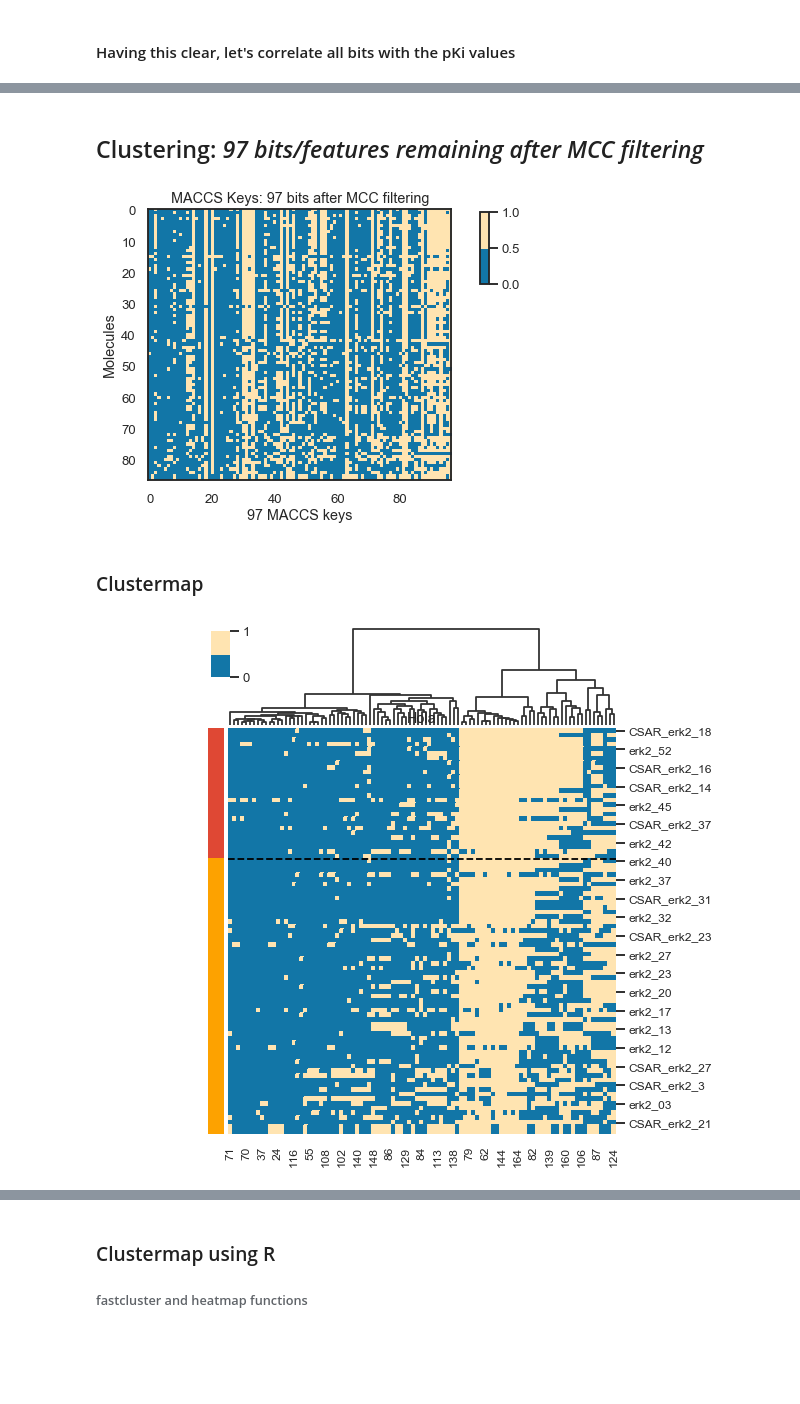
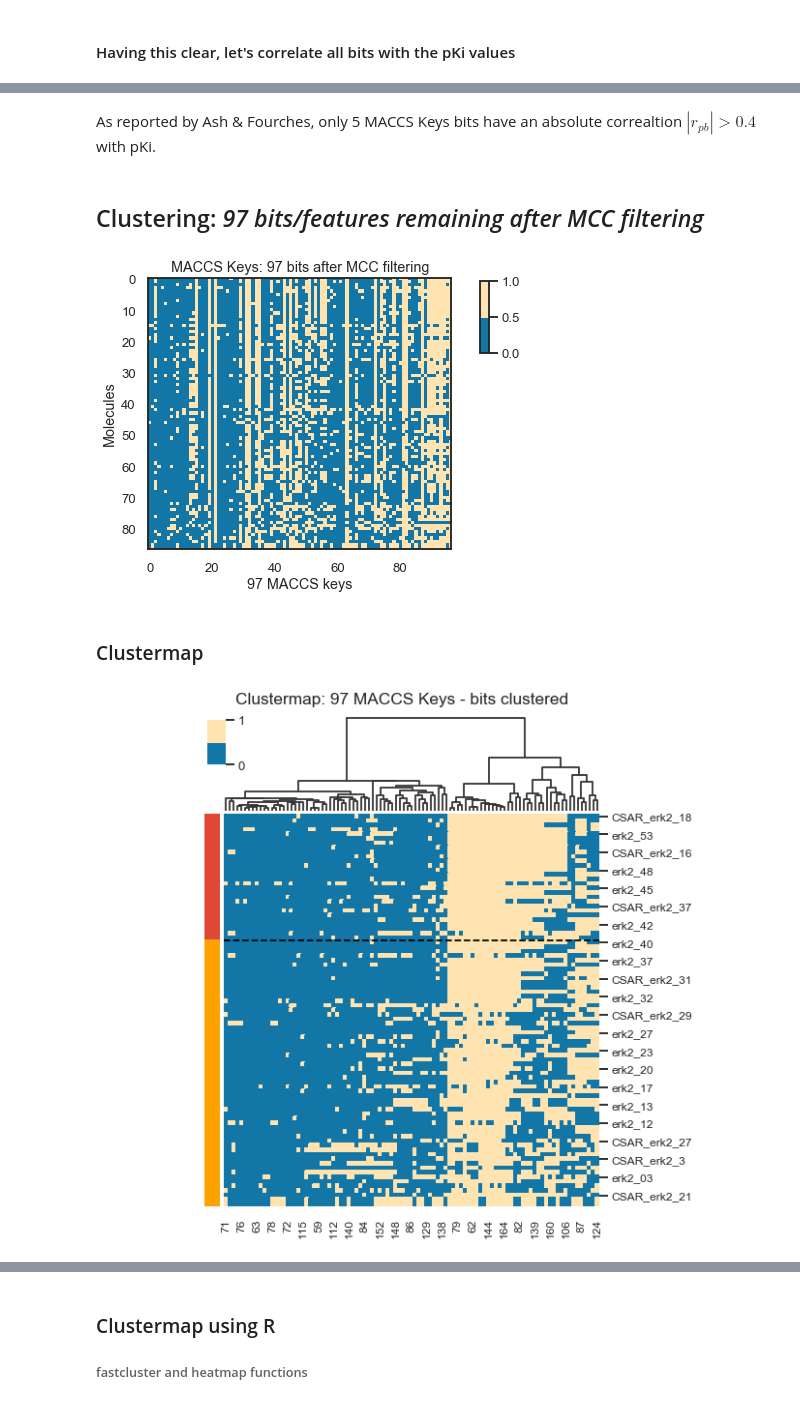
Before and after one commit to jRicciL/ERK2_notebooks, a Jupyter notebook: X_Reviewing_Fourches_work/7_Feature_Selection_RDKit_descriptors.ipynb, the cells around one changed output, grey strips where cells are left out. Saved outputs shown, nothing was run; the diff lists cells and outputs as text; code cells hidden in the pictures; blank space fills up the shorter version.

```diff
--- a/X_Reviewing_Fourches_work/7_Feature_Selection_RDKit_descriptors.ipynb
+++ b/X_Reviewing_Fourches_work/7_Feature_Selection_RDKit_descriptors.ipynb
@@ -23,3 +24,5 @@ file_ = './main_table_of_Fourches_ligs_ERK2.pkl'
 with open(file_, 'rb') as f:
     df_erk2_mols = pickle.load(f)
 df_erk2_mols = df_erk2_mols.set_index('Name')
+# Sort the dataframe by pKi values
+df_erk2_mols = df_erk2_mols.sort_values('pKi', ascending=False)
@@ -318,7 +316,7 @@ len(features_to_drop_mcc)
 # %% [output]
 23
 # %%
-X_maccs_flt_phi = df_maccs_flt_var.drop(features_to_drop_mcc, axis=1)
+X_maccs_flt_phi = X_maccs_flt_var.drop(features_to_drop_mcc, axis=1)
 X_maccs_flt_phi.shape
 # %% [output]
 (87, 97)
@@ -537,3 +535,5 @@ plt.show()
+# %% [markdown]
+As reported by Ash & Fourches, only 5 MACCS Keys bits have an absolute correaltion $|r_{pb}| > 0.4$ with pKi.
 # %% [markdown]
 ## Clustering: *97 bits/features remaining after MCC filtering*
 # %%
@@ -543,7 +543,7 @@ ax.set(title='MACCS Keys: 97 bits after MCC filtering', xlabel='97 MACCS keys',
 fig.colorbar(s, ax=ax1, cax=fig.add_axes([0.93, 0.67, 0.02, 0.2]))
 plt.show()
 # %% [output]
-[figure, old version]
+[figure, new version]
 # %% [markdown]
 ### Clustermap
 # %%
@@ -552,31 +552,31 @@ from scipy.cluster.hierarchy import linkage, optimal_leaf_ordering
 # %%
 # Tanimoto distances (Jaccard distances) df_maccs_all
 dist_tan_col = pdist(X_maccs_flt_phi.T, 'rogerstanimoto')
 link_tan_col = linkage(squareform(dist_tan_col), method='average')
 
 # Row coloring to identify Active and Inactive Molecules
-colors_rows = ['#df4834' if i >= 7.5 else '#fda200' for i in df['pKi']]
+colors_rows = ['#df4834' if i >= 7.5 else '#fda200' for i in df_maccs_all['pKi']]
 
 clusmap = sns.clustermap(X_maccs_flt_phi, cmap =['#1276a7', '#FFE4B1'],
                 standard_scale=1,
                 row_cluster=False,
                 col_linkage=link_tan_col,
                 row_colors=colors_rows,
                 cbar_pos=(0.19, .88, .03, .08),
                 tree_kws={'linewidth': 1.8},
                 figsize=(9, 8)
               )
 
 # Number of actives
-n_actives = sum(df['pKi'] >= 7.5)
+n_actives = sum(df_maccs_all['pKi'] >= 7.5)
 ax = clusmap.ax_heatmap
 ax.set_xticklabels(clusmap.ax_heatmap.get_xmajorticklabels(), fontsize = 12)
 ax.set_yticklabels(clusmap.ax_heatmap.get_ymajorticklabels(), fontsize = 12)
 ax.hlines(y=n_actives, xmin=0, xmax=97, linewidth=1.8, linestyle='--', color = 'k')
 clusmap.fig.suptitle('Clustermap: 97 MACCS Keys - bits clustered', y=1.01)
 plt.show()
 # %% [output]
-[figure, old version]
+[figure, new version]
 # %%
 dist_tan_rows = pdist(X_maccs_flt_phi, 'rogerstanimoto')
 link_tan_rows = linkage(squareform(dist_tan_rows), method='average', optimal_ordering=True)
```
Also changed, not shown: parts of 31 cells of this notebook.
